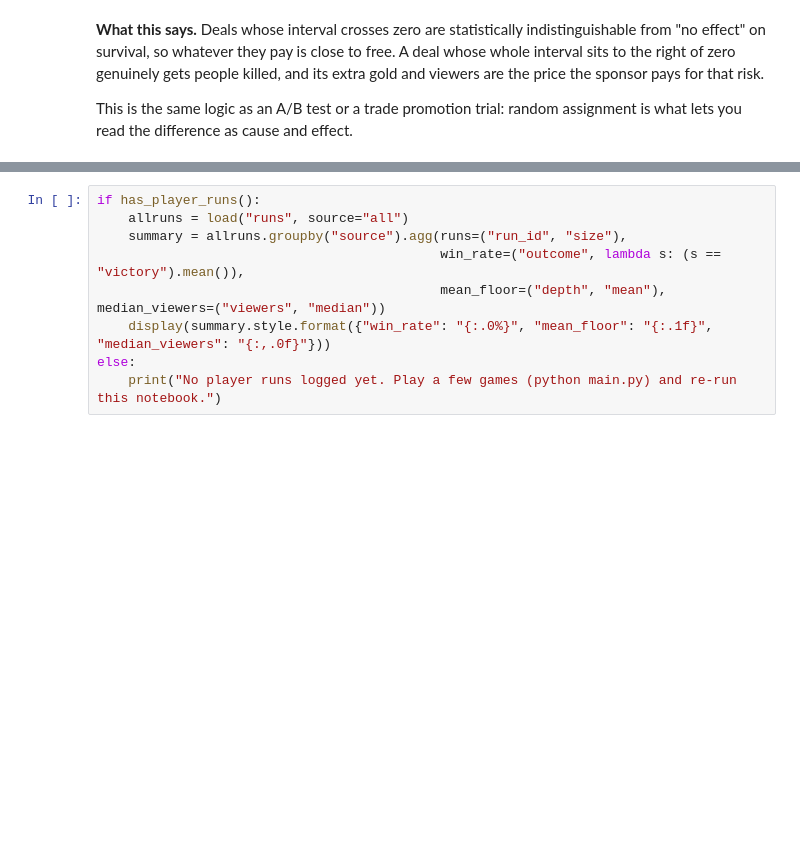
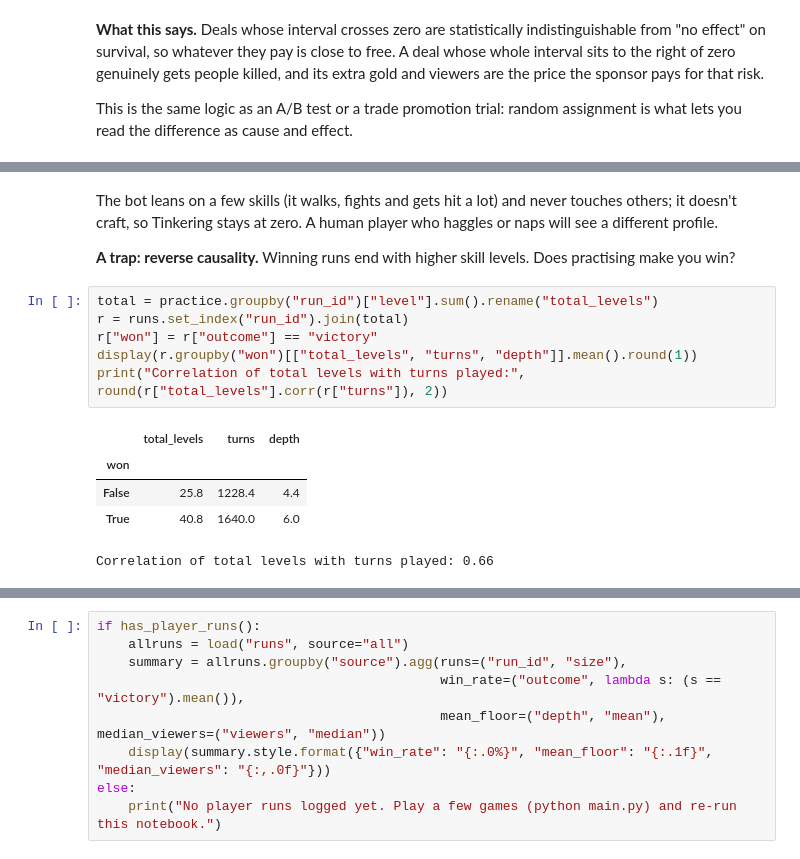
Before and after one commit to DarylHS/crawl-live, a Jupyter notebook: analysis/01_run_analysis.ipynb, the cells around one changed output, grey strips where cells are left out. Saved outputs shown, nothing was run; the diff lists cells and outputs as text; blank space fills up the shorter version.

```diff
--- a/analysis/01_run_analysis.ipynb
+++ b/analysis/01_run_analysis.ipynb
@@ -226,0 +247,16 @@ This is the same logic as an A/B test or a trade promotion trial: random assignm
+# %% [markdown]
+The bot leans on a few skills (it walks, fights and gets hit a lot) and never touches others; it doesn't craft, so Tinkering stays at zero. A human player who haggles or naps will see a different profile.
+
+**A trap: reverse causality.** Winning runs end with higher skill levels. Does practising make you win?
+# %%
+total = practice.groupby("run_id")["level"].sum().rename("total_levels")
+r = runs.set_index("run_id").join(total)
+r["won"] = r["outcome"] == "victory"
+display(r.groupby("won")[["total_levels", "turns", "depth"]].mean().round(1))
+print("Correlation of total levels with turns played:", round(r["total_levels"].corr(r["turns"]), 2))
+# %% [output]
+|  | total_levels | turns | depth |
+| won |  |  |  |
+| False | 25.8 | 1228.4 | 4.4 |
+| True | 40.8 | 1640.0 | 6.0 |
+Correlation of total levels with turns played: 0.66
```
Also changed, not shown: parts of 12 cells of this notebook, 27 other files.
